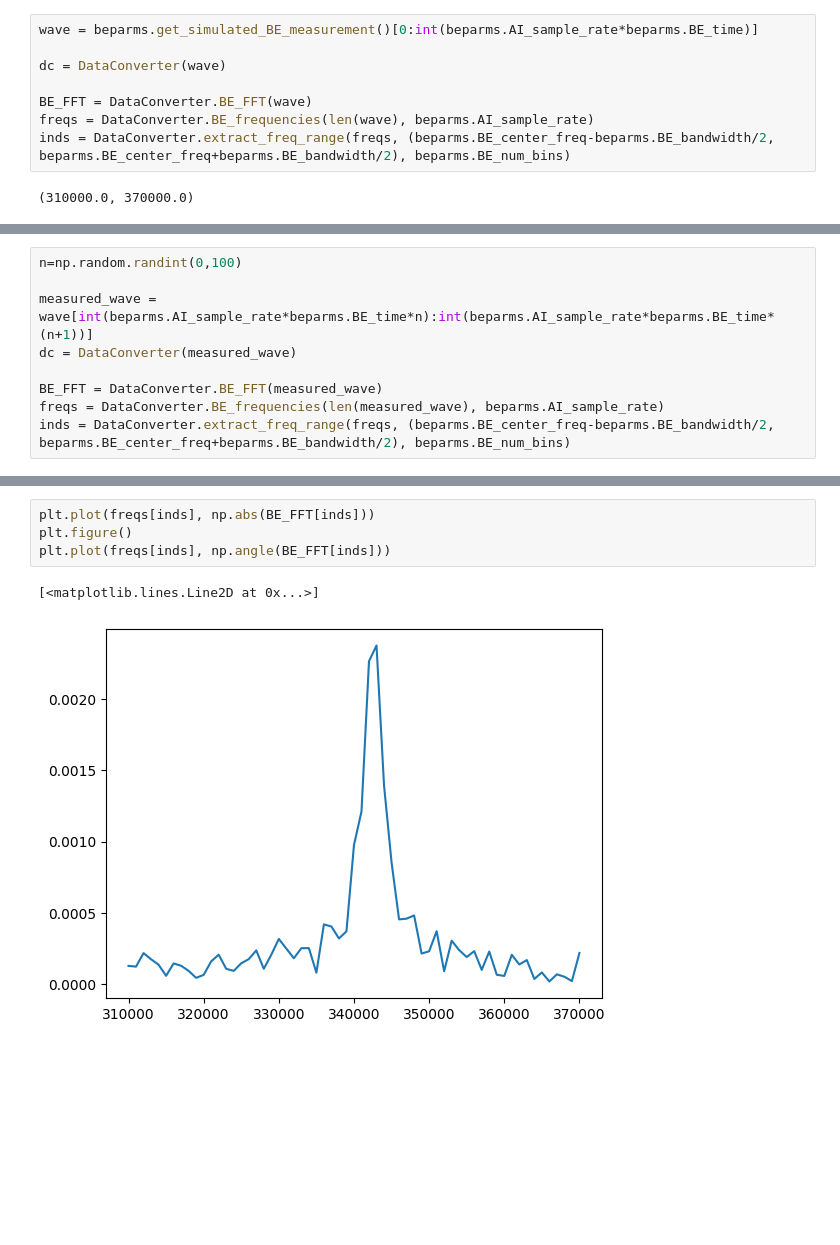
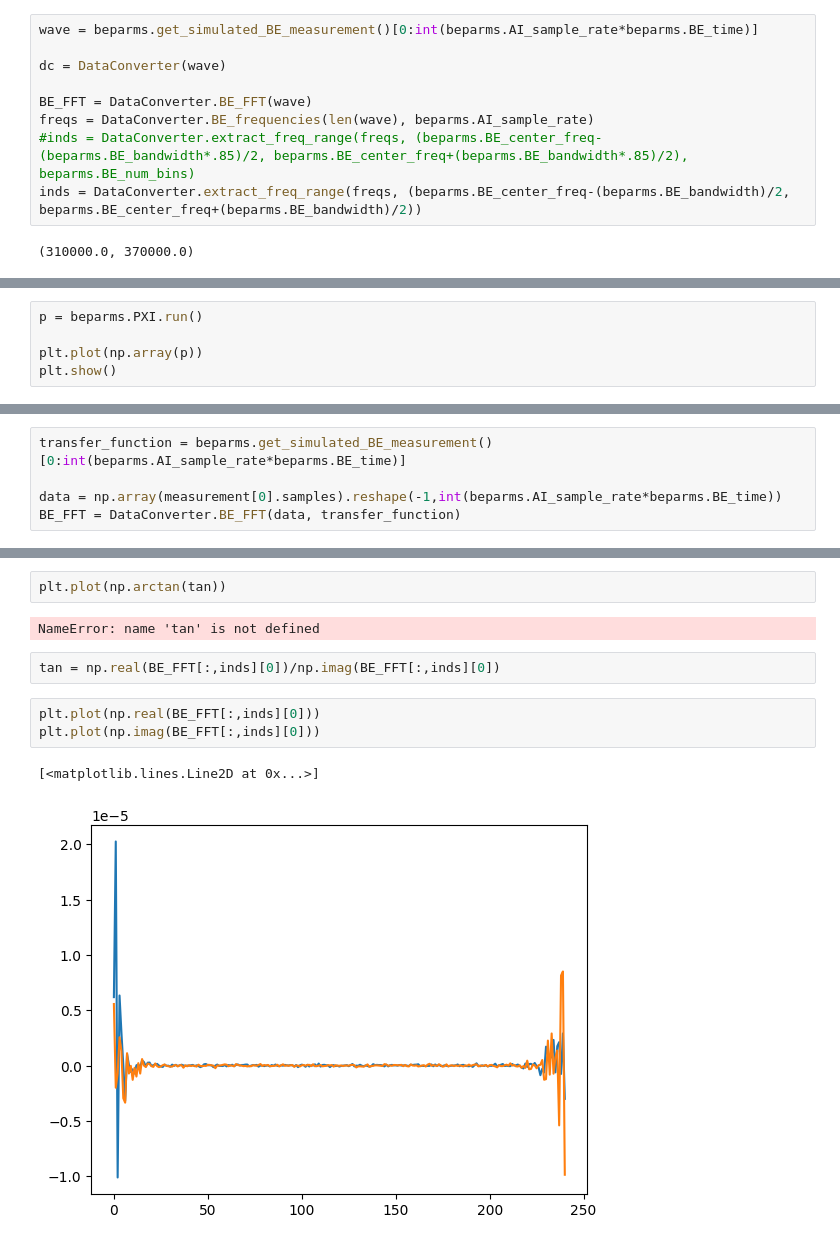
Before and after one commit to m3-learning/BandExcitation, a Jupyter notebook: testing/single_point_SS.ipynb, the cells around one changed output, grey strips where cells are left out. Saved outputs shown, nothing was run; the diff lists cells and outputs as text; blank space fills up the shorter version.

```diff
--- a/testing/single_point_SS.ipynb
+++ b/testing/single_point_SS.ipynb
@@ -41,7 +42,8 @@ dc = DataConverter(wave)
 
 BE_FFT = DataConverter.BE_FFT(wave)
 freqs = DataConverter.BE_frequencies(len(wave), beparms.AI_sample_rate)
-inds = DataConverter.extract_freq_range(freqs, (beparms.BE_center_freq-beparms.BE_bandwidth/2, beparms.BE_center_freq+beparms.BE_bandwidth/2), beparms.BE_num_bins)
+#inds = DataConverter.extract_freq_range(freqs, (beparms.BE_center_freq-(beparms.BE_bandwidth*.85)/2, beparms.BE_center_freq+(beparms.BE_bandwidth*.85)/2), beparms.BE_num_bins)
+inds = DataConverter.extract_freq_range(freqs, (beparms.BE_center_freq-(beparms.BE_bandwidth)/2, beparms.BE_center_freq+(beparms.BE_bandwidth)/2))
 # %% [output]
 (310000.0, 370000.0)
 # %%
@@ -68,0 +75,5 @@ plt.plot(np.array(measurement[1].samples))
+# %%
+p = beparms.PXI.run()
+
+plt.plot(np.array(p))
+plt.show()
@@ -80,9 +86,0 @@ plt.plot(wave[0:int(beparms.AI_sample_rate*beparms.BE_time)])
-# %%
-n=np.random.randint(0,100)
-
-measured_wave = wave[int(beparms.AI_sample_rate*beparms.BE_time*n):int(beparms.AI_sample_rate*beparms.BE_time*(n+1))]
-dc = DataConverter(measured_wave)
-
-BE_FFT = DataConverter.BE_FFT(measured_wave)
-freqs = DataConverter.BE_frequencies(len(measured_wave), beparms.AI_sample_rate)
-inds = DataConverter.extract_freq_range(freqs, (beparms.BE_center_freq-beparms.BE_bandwidth/2, beparms.BE_center_freq+beparms.BE_bandwidth/2), beparms.BE_num_bins)
@@ -90,0 +98,5 @@ inds = DataConverter.extract_freq_range(freqs, (beparms.BE_center_freq-beparms.B
+# %%
+transfer_function = beparms.get_simulated_BE_measurement()[0:int(beparms.AI_sample_rate*beparms.BE_time)]
+
+data = np.array(measurement[0].samples).reshape(-1,int(beparms.AI_sample_rate*beparms.BE_time))
+BE_FFT = DataConverter.BE_FFT(data, transfer_function)
@@ -96,7 +325,12 @@ plt.plot(np.angle(np.fft.fft(measured_wave)[inds]))
+# %%
+plt.plot(np.arctan(tan))
+# %% [output]
+NameError: name 'tan' is not defined
+# %%
+tan = np.real(BE_FFT[:,inds][0])/np.imag(BE_FFT[:,inds][0])
 # %%
-plt.plot(freqs[inds], np.abs(BE_FFT[inds]))
-plt.figure()
-plt.plot(freqs[inds], np.angle(BE_FFT[inds]))
+plt.plot(np.real(BE_FFT[:,inds][0]))
+plt.plot(np.imag(BE_FFT[:,inds][0]))
 # %% [output]
 [<matplotlib.lines.Line2D at 0x...>]
-[figure, old version]
+[figure, new version]
```
Also changed, not shown: parts of 46 cells of this notebook, 6 other files.
